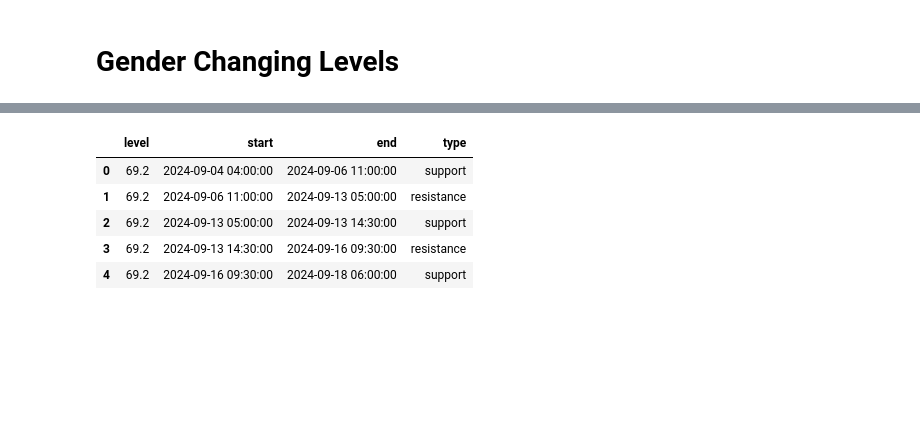
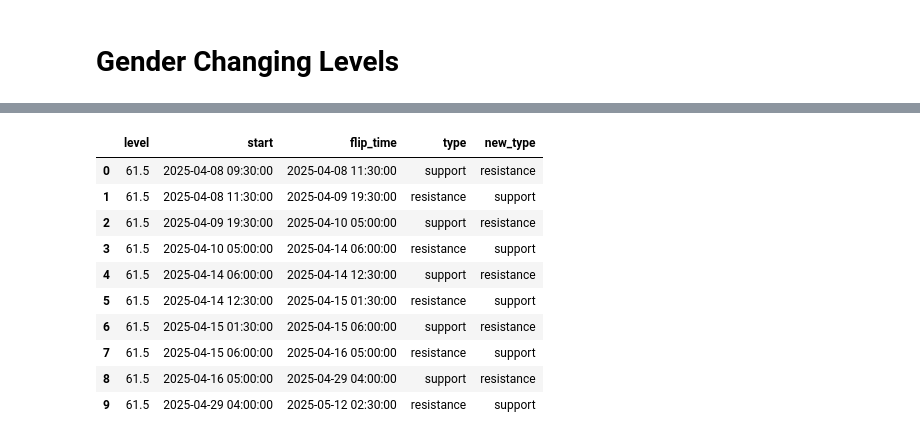
Before and after one commit to codenibler/level_detector, a Jupyter notebook: gender_changes.ipynb, the cells around one changed output, grey strips where cells are left out. Saved outputs shown, nothing was run; the diff lists cells and outputs as text; code cells hidden in the pictures; blank space fills up the shorter version.

```diff
--- a/gender_changes.ipynb
+++ b/gender_changes.ipynb
@@ -3,8 +3,11 @@
 # %%
 import pandas as pd
 import pandas_ta as ta
-df = pd.read_csv("data/monthly_segments/CL_30m_2024-09.csv")
+df1 = pd.read_csv("data/monthly_segments/CL_30m_2025-03.csv")
+df2 = pd.read_csv("data/monthly_segments/CL_30m_2025-04.csv")
+df3 = pd.read_csv("data/monthly_segments/CL_30m_2025-05.csv")
 
+df = pd.concat([df1, df2, df3])
 df.columns=['datetime', 'open', 'high', 'low', 'close', 'volume']
 #Check if NA values are in data
 df=df[df['volume']!=0]
@@ -143,7 +186,7 @@ level_summary.head()
 import plotly.graph_objects as go
 
 # Highlight zones where we have at least two combined hits
-zones = level_summary[level_summary['total_hits'] >= 2].copy()
+zones = level_summary[level_summary['total_hits'] >= MIN_TOUCHES].copy()
 zones['created'] = pd.to_datetime(zones['created'])
 
 if zones.empty:
@@ -185,7 +228,7 @@ else:
         yaxis=dict(showgrid=False),
         paper_bgcolor='black',
         plot_bgcolor='black',
-        title='Support/Resistance Bands (>=2 hits)'
+        title=f'Support/Resistance Bands (>={MIN_TOUCHES} hits)'
     )
 
     fig.show()
@@ -196,68 +239,66 @@ threshold_mult = 2.0
 
 df_levels = df.copy()
 df_levels['datetime'] = pd.to_datetime(df_levels['datetime'])
-zones_eval = zones.copy()
+zones_eval = level_summary_merged.copy()
 zones_eval['created'] = pd.to_datetime(zones_eval['created'])
 end_time = df_levels['datetime'].iloc[-1]
+
+def add_segment(level, start, end, level_type, new_type=None):
+    if end <= start:
+        return
+    level_segments.append({
+        'level': level,
+        'start': start,
+        'flip_time': end,
+        'type': level_type,
+        'new_type': new_type
+    })
 
 for _, zone in zones_eval.iterrows():
     current_type = zone['type']
     level_price = zone['level']
     current_start = zone['created']
     window = df_levels[df_levels['datetime'] >= current_start]
 
     if window.empty:
         continue
 
     for _, candle in window.iterrows():
         atr_value = candle['atr14']
         if pd.isna(atr_value):
             continue
         threshold = atr_value * threshold_mult
 
         if current_type == 'resistance':
             if candle['high'] >= level_price + threshold:
-                if candle['datetime'] > current_start:
-                    level_segments.append({
-                        'level': level_price,
-                        'start': current_start,
-                        'end': candle['datetime'],
-                        'type': current_type
-                    })
+                add_segment(level_price, current_start, candle['datetime'], current_type, 'support')
                 flip_markers.append({'level': level_price, 'time': candle['datetime'], 'new_type': 'support'})
                 current_type = 'support'
                 current_start = candle['datetime']
         else:
             if candle['low'] <= level_price - threshold:
-                if candle['datetime'] > current_start:
-                    level_segments.append({
-                        'level': level_price,
-                        'start': current_start,
-                        'end': candle['datetime'],
-                        'type': current_type
-                    })
+                add_segment(level_price, current_start, candle['datetime'], current_type, 'resistance')
                 flip_markers.append({'level': level_price, 'time': candle['datetime'], 'new_type': 'resistance'})
                 current_type = 'resistance'
                 current_start = candle['datetime']
 
-    if end_time > current_start:
-        level_segments.append({
-            'level': level_price,
-            'start': current_start,
-            'end': end_time,
-            'type': current_type
-        })
+    add_segment(level_price, current_start, end_time, current_type, None)
 
-level_segments_df = pd.DataFrame(level_segments) if level_segments else pd.DataFrame(columns=['level','start','end','type'])
+level_segments_df = pd.DataFrame(level_segments) if level_segments else pd.DataFrame(columns=['level','start','flip_time','type','new_type'])
 flip_markers_df = pd.DataFrame(flip_markers) if flip_markers else pd.DataFrame(columns=['level','time','new_type'])
-level_segments_df.head()
+level_segments_df.head(10)
 # %% [output]
-|  | level | start | end | type |
-| 0 | 69.2 | 2024-09-04 04:00:00 | 2024-09-06 11:00:00 | support |
-| 1 | 69.2 | 2024-09-06 11:00:00 | 2024-09-13 05:00:00 | resistance |
-| 2 | 69.2 | 2024-09-13 05:00:00 | 2024-09-13 14:30:00 | support |
-| 3 | 69.2 | 2024-09-13 14:30:00 | 2024-09-16 09:30:00 | resistance |
-| 4 | 69.2 | 2024-09-16 09:30:00 | 2024-09-18 06:00:00 | support |
+|  | level | start | flip_time | type | new_type |
+| 0 | 61.5 | 2025-04-08 09:30:00 | 2025-04-08 11:30:00 | support | resistance |
+| 1 | 61.5 | 2025-04-08 11:30:00 | 2025-04-09 19:30:00 | resistance | support |
+| 2 | 61.5 | 2025-04-09 19:30:00 | 2025-04-10 05:00:00 | support | resistance |
+| 3 | 61.5 | 2025-04-10 05:00:00 | 2025-04-14 06:00:00 | resistance | support |
+| 4 | 61.5 | 2025-04-14 06:00:00 | 2025-04-14 12:30:00 | support | resistance |
+| 5 | 61.5 | 2025-04-14 12:30:00 | 2025-04-15 01:30:00 | resistance | support |
+| 6 | 61.5 | 2025-04-15 01:30:00 | 2025-04-15 06:00:00 | support | resistance |
+| 7 | 61.5 | 2025-04-15 06:00:00 | 2025-04-16 05:00:00 | resistance | support |
+| 8 | 61.5 | 2025-04-16 05:00:00 | 2025-04-29 04:00:00 | support | resistance |
+| 9 | 61.5 | 2025-04-29 04:00:00 | 2025-05-12 02:30:00 | resistance | support |
 # %%
 import plotly.graph_objects as go
 
```
Also changed, not shown: parts of 10 cells of this notebook, 3 other files.
